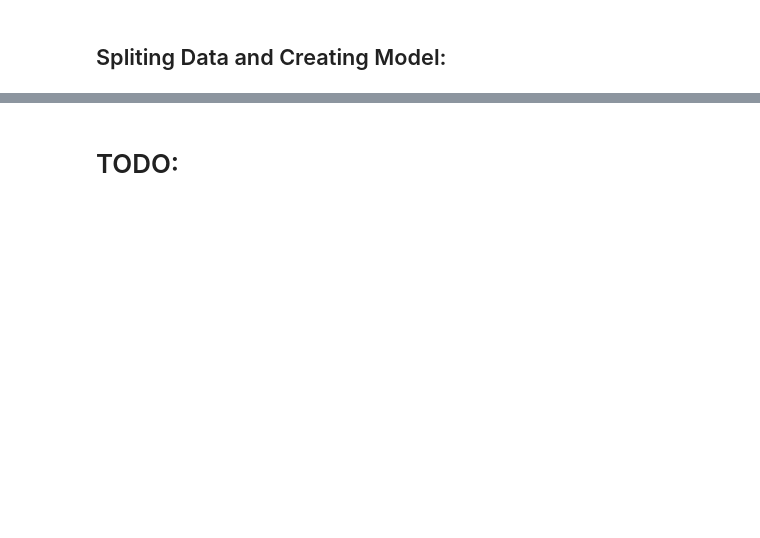
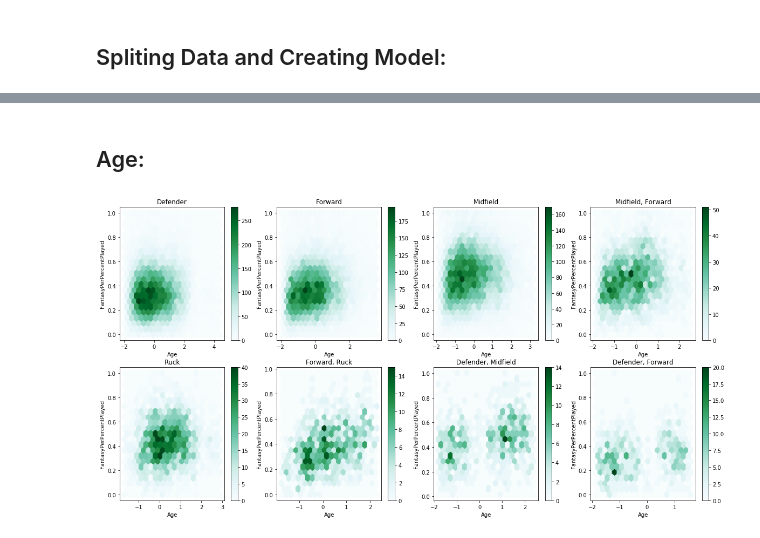
Before and after one commit to AaronLiftig/PredictAFL, a Jupyter notebook: AFL Analysis.ipynb, the cells around one changed output, grey strips where cells are left out. Saved outputs shown, nothing was run; the diff lists cells and outputs as text; code cells hidden in the pictures; blank space fills up the shorter version.

```diff
--- a/AFL Analysis.ipynb
+++ b/AFL Analysis.ipynb
@@ -692,0 +587,4 @@ Sample Size: 2752, Folds Num: 5, Time: 12.891913890838623
+# %%
+df_F.insert(11, 'FantasyPerPercentPlayed',df_F['fantasy_points']/df_F['PercentPlayed'])
+# %%
+new_scaling_list = scaling_list + new_list + ['fantasy_points'] + ['FantasyPerPercentPlayed']
@@ -692,0 +593,6 @@ Sample Size: 2752, Folds Num: 5, Time: 12.891913890838623
+# %%
+for col in new_scaling_list:
+    df_F[col] = df_F.groupby(['Season','Round'])[col].transform(lambda x:(x.astype(float) - min(x))/(max(x)-min(x)))
+# %%
+for col in normalize_list:
+    df_F[col] = df_F.groupby(['Season','Round'])[col].transform(lambda x: zscore(x,ddof=1))
@@ -693,2 +601,15 @@ Sample Size: 2752, Folds Num: 5, Time: 12.891913890838623
 # %% [markdown]
-# TODO:
+## Age:
+# %%
+fig,ax = plt.subplots(2, 4)
+
+m=0
+for i in range(2):
+    for j in range(4):
+
+        df_F[df_F.Position==hist_names[m]].plot.hexbin('Age','FantasyPerPercentPlayed',
+                                                   ax=ax[i,j],figsize=(20, 10),
+                                                   gridsize=20).set_title(hist_names[m])
+        m+=1
+# %% [output]
+[figure, added]
```
Also changed, not shown: parts of 105 cells of this notebook.
